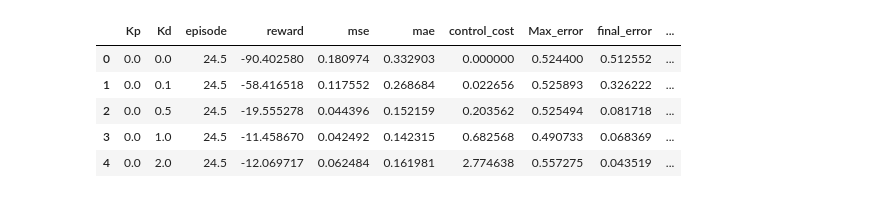
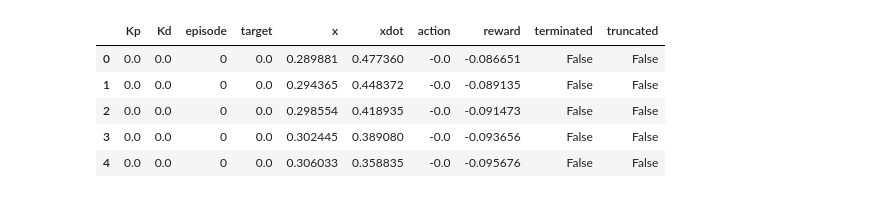
Before and after one commit to pozoii/Diss, a Jupyter notebook: oscillator/expert/PD_hyps_vis.ipynb, the cells around one changed output. Cells and saved outputs as stored; diff of their text form; code cells hidden in the pictures.

```diff
--- a/oscillator/expert/PD_hyps_vis.ipynb
+++ b/oscillator/expert/PD_hyps_vis.ipynb
@@ -1,21 +1,17 @@
 # %%
 import pandas as pd
 import numpy as np
+import seaborn as sns
 import matplotlib.pyplot as plt
 
 df = pd.read_csv("pd_sweep.csv")
 
-summary = (
-    df.groupby(["Kp", "Kd"])
-      .mean(numeric_only=True)
-      .reset_index()
-)
 
-summary.head()
+df.head()
 # %% [output]
-|  | Kp | Kd | episode | reward | mse | mae | control_cost | Max_error | final_error | ... |
-| 0 | 0.0 | 0.0 | 24.5 | -90.402580 | 0.180974 | 0.332903 | 0.000000 | 0.524400 | 0.512552 | ... |
-| 1 | 0.0 | 0.1 | 24.5 | -58.416518 | 0.117552 | 0.268684 | 0.022656 | 0.525893 | 0.326222 | ... |
-| 2 | 0.0 | 0.5 | 24.5 | -19.555278 | 0.044396 | 0.152159 | 0.203562 | 0.525494 | 0.081718 | ... |
-| 3 | 0.0 | 1.0 | 24.5 | -11.458670 | 0.042492 | 0.142315 | 0.682568 | 0.490733 | 0.068369 | ... |
-| 4 | 0.0 | 2.0 | 24.5 | -12.069717 | 0.062484 | 0.161981 | 2.774638 | 0.557275 | 0.043519 | ... |
+|  | Kp | Kd | episode | target | x | xdot | action | reward | terminated | truncated |
+| 0 | 0.0 | 0.0 | 0 | 0.0 | 0.289881 | 0.477360 | -0.0 | -0.086651 | False | False |
+| 1 | 0.0 | 0.0 | 0 | 0.0 | 0.294365 | 0.448372 | -0.0 | -0.089135 | False | False |
+| 2 | 0.0 | 0.0 | 0 | 0.0 | 0.298554 | 0.418935 | -0.0 | -0.091473 | False | False |
+| 3 | 0.0 | 0.0 | 0 | 0.0 | 0.302445 | 0.389080 | -0.0 | -0.093656 | False | False |
+| 4 | 0.0 | 0.0 | 0 | 0.0 | 0.306033 | 0.358835 | -0.0 | -0.095676 | False | False |
```
Also changed, not shown: parts of 6 cells of this notebook, 21 other files.
